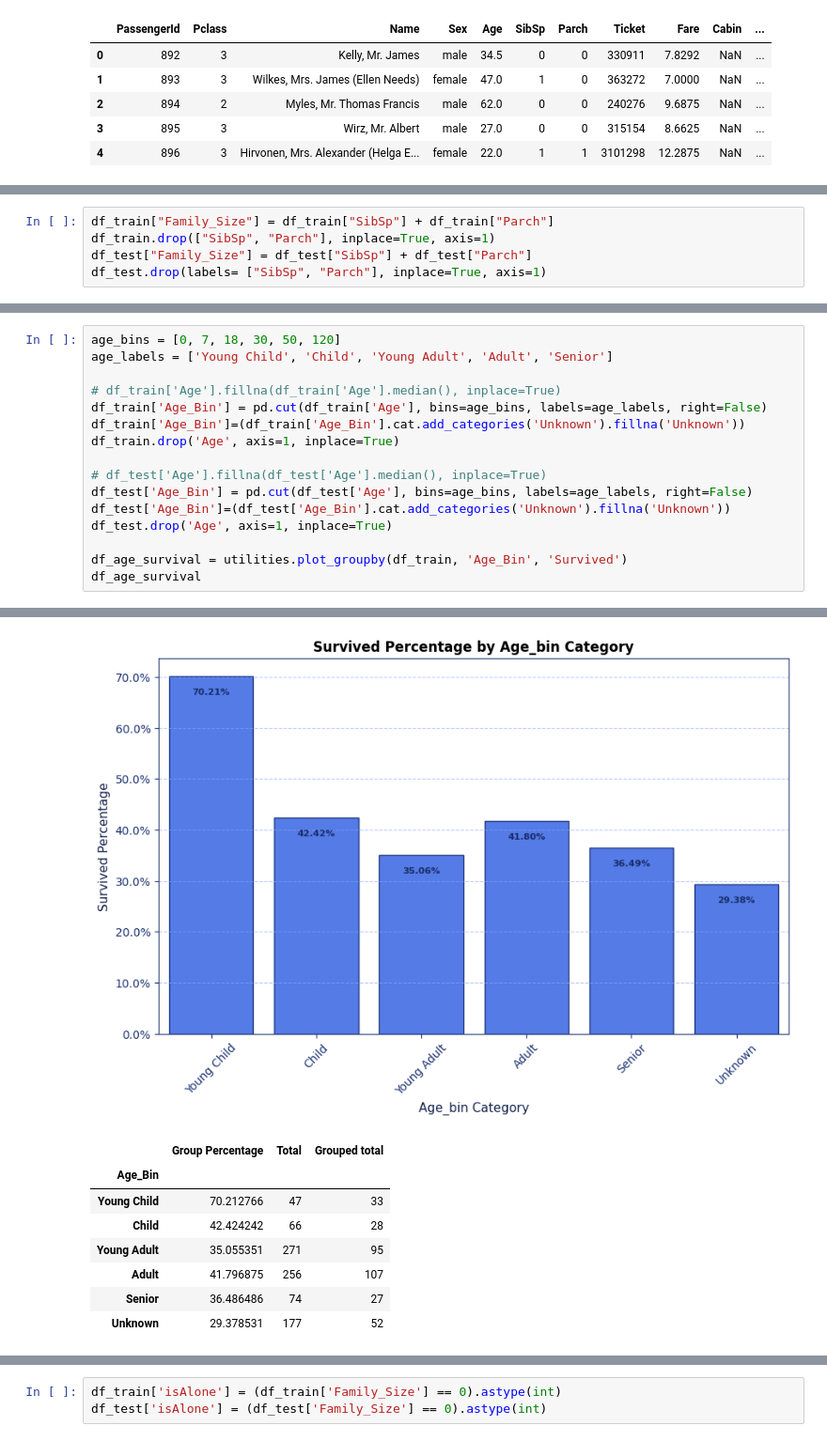
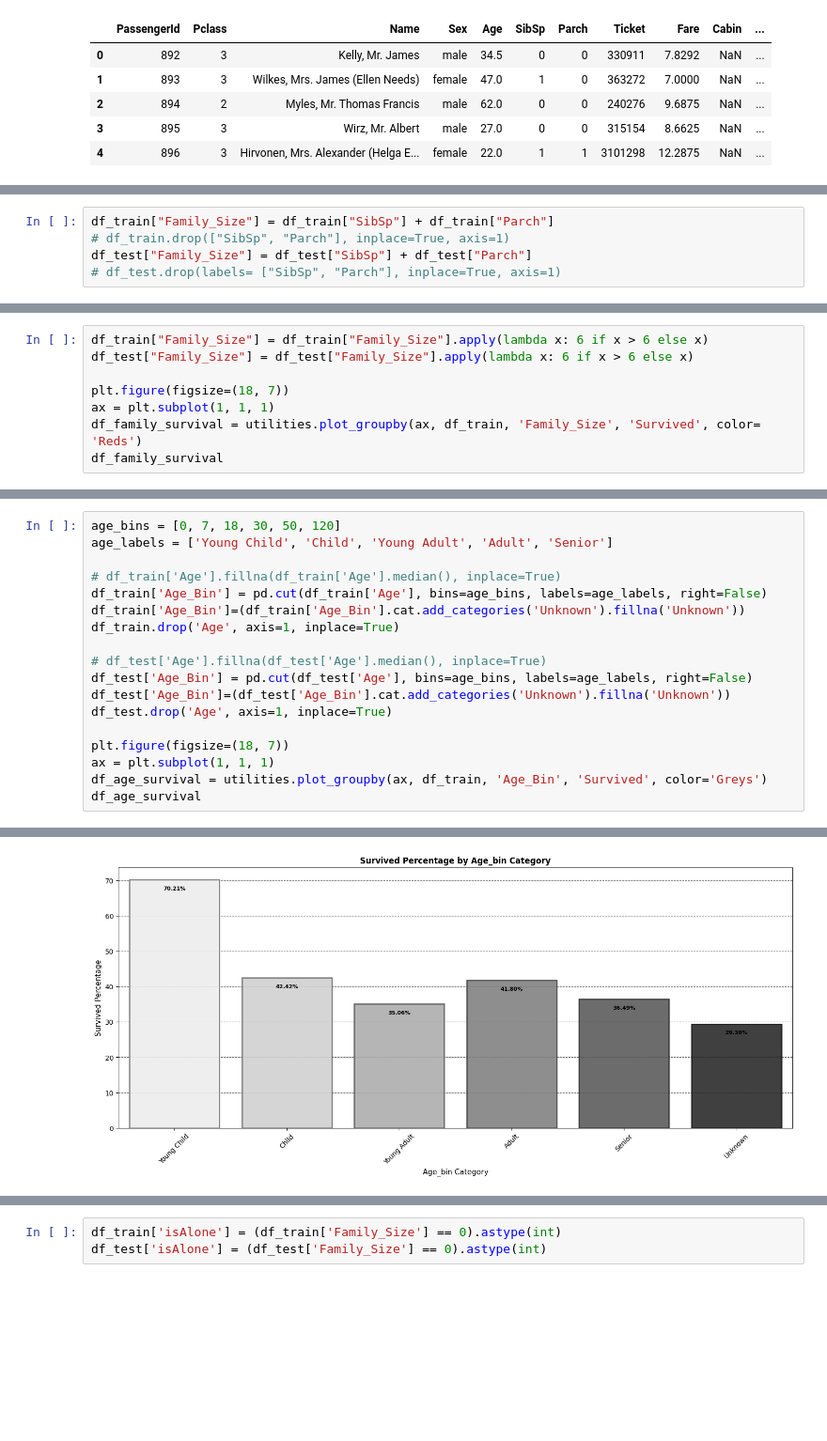
Before and after one commit to ydepledt/kaggle, a Jupyter notebook: titanic/titanic.ipynb, the cells around one changed output, grey strips where cells are left out. Shown at 94% size. Drawn from its saved outputs; the diff is of its cells as text; blank space fills up the shorter version.

```diff
--- a/titanic/titanic.ipynb
+++ b/titanic/titanic.ipynb
@@ -109,5 +123,5 @@ df_cabin_survival
 # %%
 df_train["Family_Size"] = df_train["SibSp"] + df_train["Parch"]
-df_train.drop(["SibSp", "Parch"], inplace=True, axis=1)
+# df_train.drop(["SibSp", "Parch"], inplace=True, axis=1)
 df_test["Family_Size"] = df_test["SibSp"] + df_test["Parch"]
-df_test.drop(labels= ["SibSp", "Parch"], inplace=True, axis=1)
+# df_test.drop(labels= ["SibSp", "Parch"], inplace=True, axis=1)
@@ -129,0 +128,8 @@ df_family_survival
+# %%
+df_train["Family_Size"] = df_train["Family_Size"].apply(lambda x: 6 if x > 6 else x)
+df_test["Family_Size"] = df_test["Family_Size"].apply(lambda x: 6 if x > 6 else x)
+
+plt.figure(figsize=(18, 7))
+ax = plt.subplot(1, 1, 1)
+df_family_survival = utilities.plot_groupby(ax, df_train, 'Family_Size', 'Survived', color= 'Reds')
+df_family_survival
@@ -141,6 +158,8 @@ df_test['Age_Bin'] = pd.cut(df_test['Age'], bins=age_bins, labels=age_labels, ri
 df_test['Age_Bin']=(df_test['Age_Bin'].cat.add_categories('Unknown').fillna('Unknown'))
 df_test.drop('Age', axis=1, inplace=True)
 
-df_age_survival = utilities.plot_groupby(df_train, 'Age_Bin', 'Survived')
+plt.figure(figsize=(18, 7))
+ax = plt.subplot(1, 1, 1)
+df_age_survival = utilities.plot_groupby(ax, df_train, 'Age_Bin', 'Survived', color='Greys')
 df_age_survival
 # %% [output]
@@ -147,12 +174,4 @@ df_age_survival
-[figure, old version]
+[figure, new version]
-|  | Group Percentage | Total | Grouped total |
-| Age_Bin |  |  |  |
-| Young Child | 70.212766 | 47 | 33 |
-| Child | 42.424242 | 66 | 28 |
-| Young Adult | 35.055351 | 271 | 95 |
-| Adult | 41.796875 | 256 | 107 |
-| Senior | 36.486486 | 74 | 27 |
-| Unknown | 29.378531 | 177 | 52 |
 # %%
 title_mapping = {
     'Sir': 'Mr',
```
Also changed, not shown: parts of 20 cells of this notebook, 4 other files.
